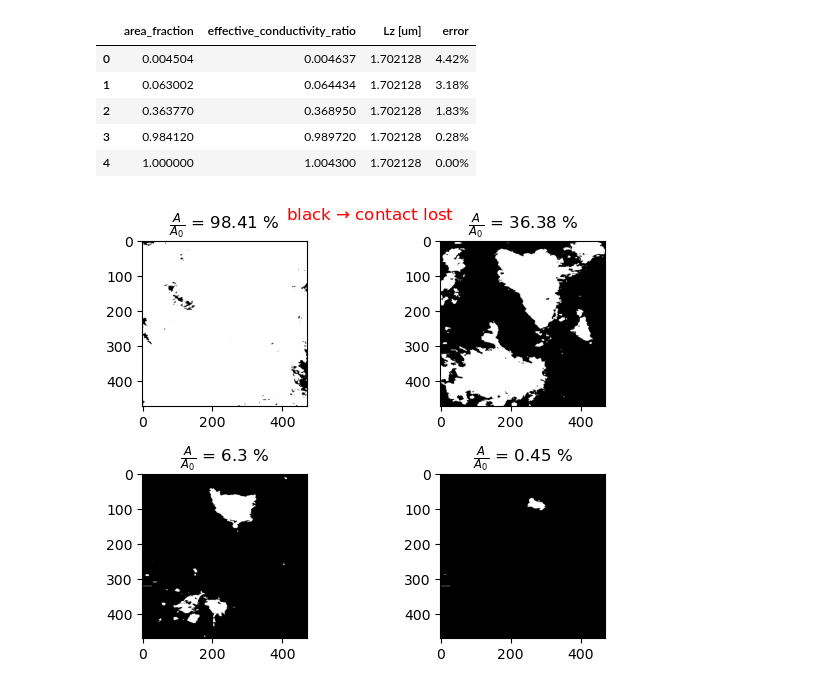
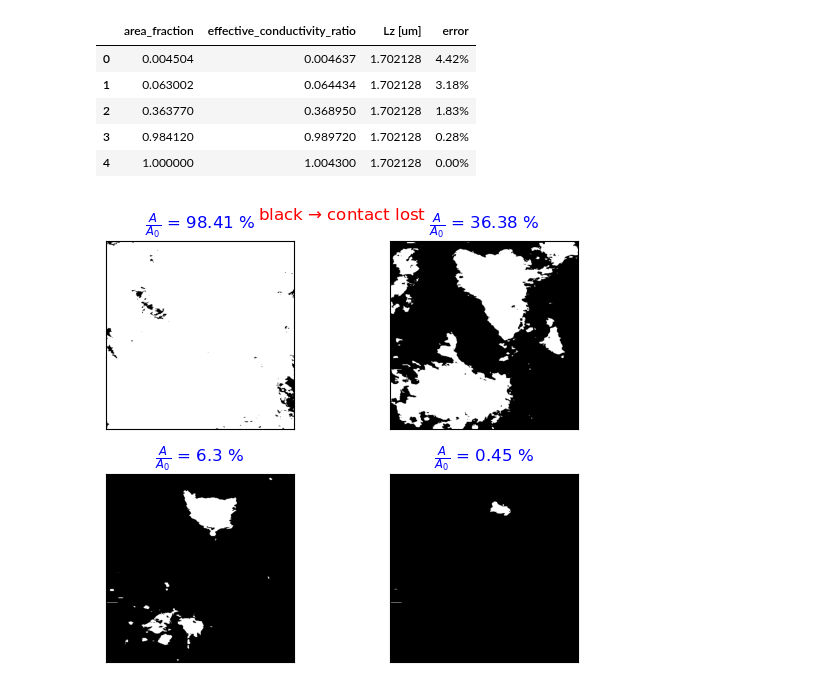
Before and after one commit to molel-gt/ssb, a Jupyter notebook: reports.ipynb, the cells around one changed output. Saved outputs shown, nothing was run; the diff lists cells and outputs as text; code cells hidden in the pictures.

```diff
--- a/reports.ipynb
+++ b/reports.ipynb
@@ -133,12 +133,14 @@ df.head()
 # %%
 fig, ax = plt.subplots(2, 2)
 for i, idx in enumerate([6, 11, 16, 22]):
     img = plt.imread(f'data/current_constriction/test{idx}.tif')[:, :, 0]
     ax[int(i/2), i % 2].imshow(img, cmap='gray')
     ax[int(i/2), i % 2].title.set_text(r"$\frac{A}{A_0}$ = " + f"{areas[idx]} %")
-
+    ax[int(i/2), i % 2].title.set_color('blue')
+    ax[int(i/2), i % 2].set_xticks([])
+    ax[int(i/2), i % 2].set_yticks([])
 plt.tight_layout()
 fig.suptitle("black " + r"$\to$" + " contact lost", color='red')
 plt.savefig('figures/contact-area-maps.png', dpi=1200)
 # %% [output]
-[figure, old version]
+[figure, new version]
```
Also changed, not shown: parts of 3 cells of this notebook.
